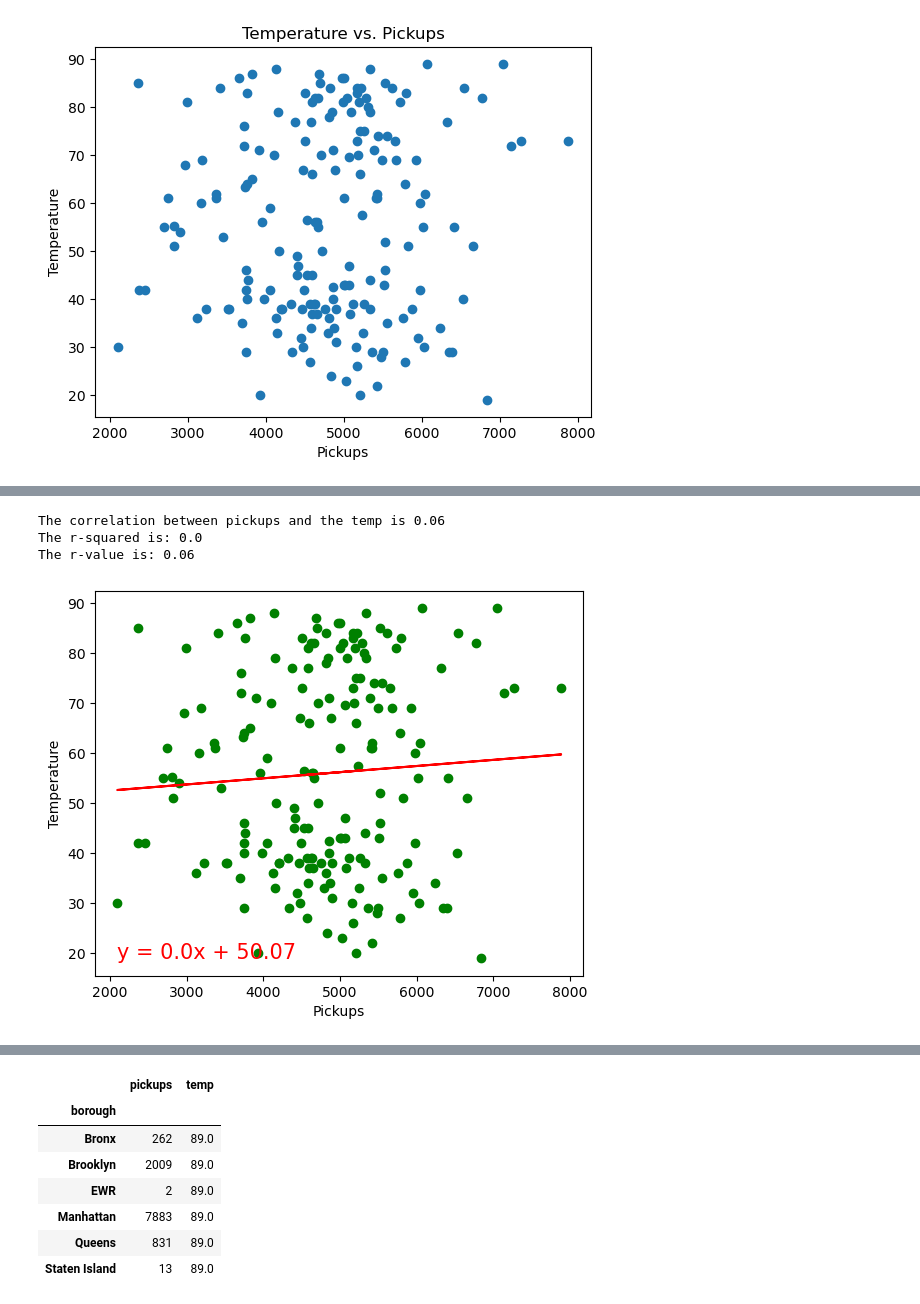
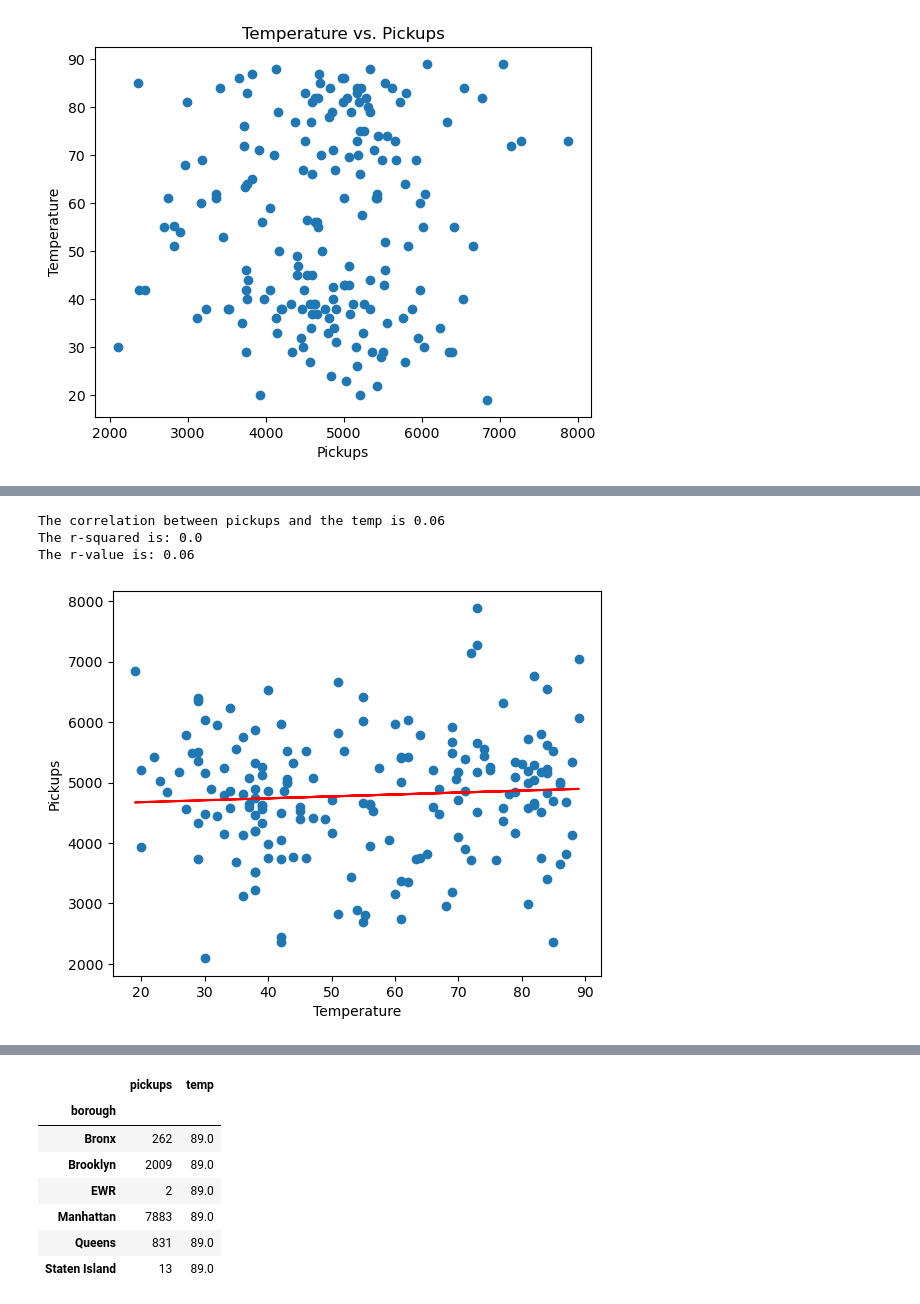
Before and after one commit to Jherza-X/Project1-Group9, a Jupyter notebook: Uber-Weather-Project/project-1 - Q1.ipynb, the cells around one changed output, grey strips where cells are left out. Cells and saved outputs as stored; diff of their text form; code cells hidden in the pictures.

```diff
--- a/Uber-Weather-Project/project-1 - Q1.ipynb
+++ b/Uber-Weather-Project/project-1 - Q1.ipynb
@@ -137,26 +145,26 @@ plt.show()
 # %%
 pickups = max_df['pickups']
 temp = max_df['temp']
-correlation = st.pearsonr(pickups,temp)
+correlation = st.pearsonr(temp,pickups)
 print(f"The correlation between pickups and the temp is {round(correlation[0],2)}")
 plt.figure(figsize=(6.3,5))
-(slope, intercept, rvalue, pvalue, stderr) = linregress(pickups, temp)
-regress_values = (pickups * slope + intercept)
+(slope, intercept, rvalue, pvalue, stderr) = linregress(temp,pickups)
+regress_values = (temp * slope + intercept)
 line_eq = "y = " + str(round(slope,2)) + "x + " + str(round(intercept,2))
 
-plt.scatter(pickups, temp, label='Data Points', color="green")
-plt.plot(pickups, regress_values,"r-", label='Regression Line')
+plt.scatter(temp, pickups)
+plt.plot(temp, regress_values,"r-")
 plt.annotate(line_eq, (min(pickups),min(temp)), fontsize=15, color="red")
 
-plt.xlabel("Pickups")
-plt.ylabel("Temperature")
+plt.ylabel("Pickups")
+plt.xlabel("Temperature")
 print(f"The r-squared is: {round(rvalue**2, 2)}")
 print(f"The r-value is: {round(rvalue, 2)}")
 
 
 plt.show()
 # %% [output]
 The correlation between pickups and the temp is 0.06
 The r-squared is: 0.0
 The r-value is: 0.06
-[figure, old version]
+[figure, new version]
```
Also changed, not shown: parts of 2 cells of this notebook.
